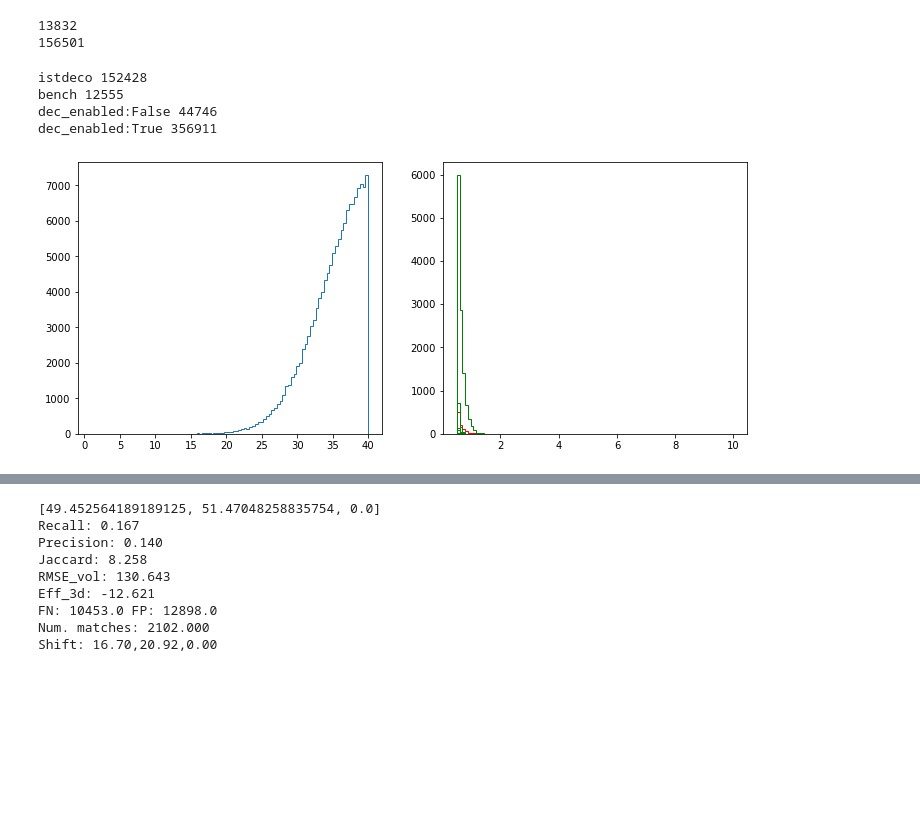
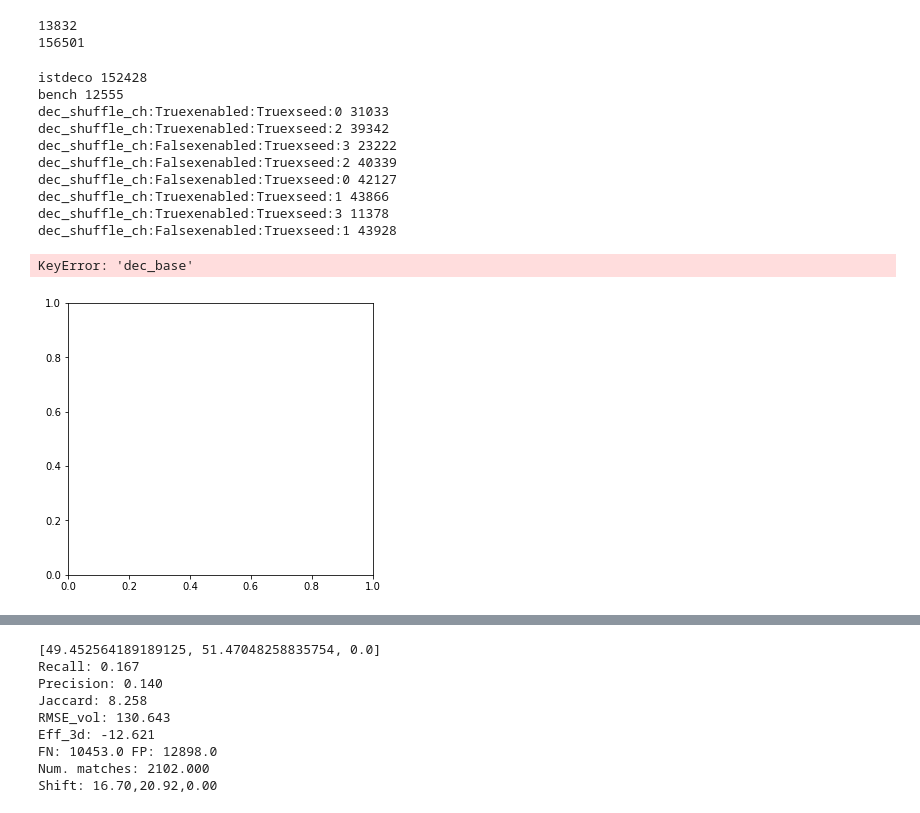
Before and after one commit to TuragaLab/decode_fish, a Jupyter notebook: figures/MERFISH_eval_1.ipynb, the cells around one changed output, grey strips where cells are left out. Cells and saved outputs as stored; diff of their text form; code cells hidden in the pictures; blank space fills up the shorter version.

```diff
--- a/figures/MERFISH_eval_1.ipynb
+++ b/figures/MERFISH_eval_1.ipynb
@@ -38,7 +38,7 @@ istdeco_df = get_istdeco()
 13832
 156501
 # %%
-sweep_name = 'merfish_sweep_ae_4_'
+sweep_name = 'merfish_sweep_ae_2_'
 # sweep_name = 'merfish_sweep_ci_15_'
 
 df_dict = {}
@@ -59,16 +59,23 @@ for k in df_dict:
 # %% [output]
 istdeco 152428
 bench 12555
-dec_enabled:False 44746
-dec_enabled:True 356911
+dec_shuffle_ch:Truexenabled:Truexseed:0 31033
+dec_shuffle_ch:Truexenabled:Truexseed:2 39342
+dec_shuffle_ch:Falsexenabled:Truexseed:3 23222
+dec_shuffle_ch:Falsexenabled:Truexseed:2 40339
+dec_shuffle_ch:Falsexenabled:Truexseed:0 42127
+dec_shuffle_ch:Truexenabled:Truexseed:1 43866
+dec_shuffle_ch:Truexenabled:Truexseed:3 11378
+dec_shuffle_ch:Falsexenabled:Truexseed:1 43928
 # %%
 plt.figure(figsize=(12,5))
 plt.subplot(121)
-plt.hist(df_dict['dec_enabled:True']['x_sig'], histtype='step', bins=np.linspace(1,40,101))
+plt.hist(df_dict['dec_base']['x_sig'], histtype='step', bins=np.linspace(1,40,101))
 
 plt.subplot(122)
 for i in tqdm(range(0,16)):
     color='red' if i<8 else 'green'
-    plt.hist(df_dict['dec_enabled:True'][f'int_{i}'], histtype='step', color=color, bins=np.linspace(0.5,10,101))
+    plt.hist(df_dict['dec_base'][f'int_{i}'], histtype='step', color=color, bins=np.linspace(0.5,10,101))
 # %% [output]
+KeyError: 'dec_base'
-[figure, old version]
+[figure, new version]
```
Also changed, not shown: parts of 4 cells of this notebook.
